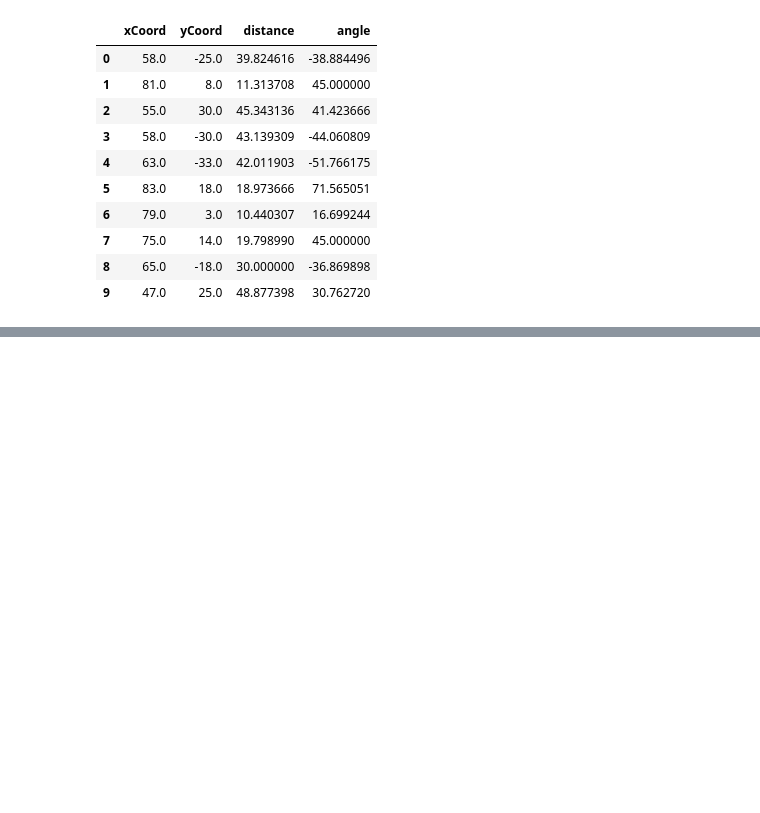
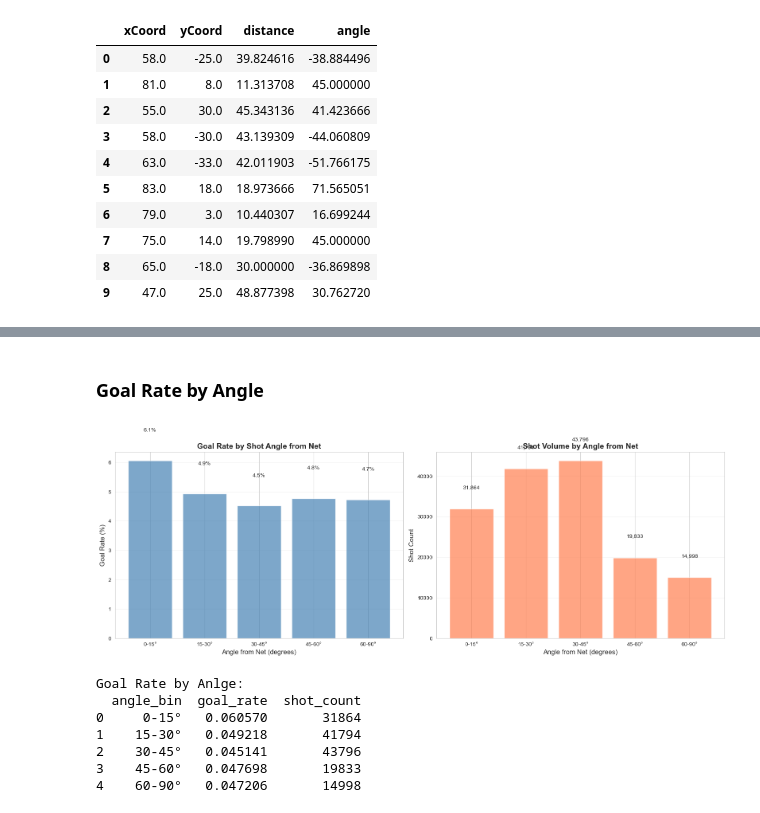
Before and after one commit to prestonpark26/NHLAnalytics, a Jupyter notebook: dataExploration/nhlAnalyticsV2.ipynb, the cells around one changed output, grey strips where cells are left out. Drawn from its saved outputs; the diff is of its cells as text; code cells hidden in the pictures; blank space fills up the shorter version.

```diff
--- a/dataExploration/nhlAnalyticsV2.ipynb
+++ b/dataExploration/nhlAnalyticsV2.ipynb
@@ -412,0 +513,55 @@ df_shots_clean[['xCoord', 'yCoord', 'distance', 'angle']].head(10)
+# %% [markdown]
+### Goal Rate by Angle
+# %%
+### Goal Rate by Angle
+# Create angle bins(absolute value since angles can be negative)
+df_shots_clean['angle_abs'] = df_shots_clean['angle'].abs()
+df_shots_clean['angle_bin'] = pd.cut(df_shots_clean['angle_abs'],
+                                     bins=[0, 15, 30, 45, 60, 90],
+                                     labels=['0-15°', '15-30°', '30-45°', '45-60°','60-90°'])
+
+# Calculate goal rate by angle bin
+angle_goal_rate = df_shots_clean.groupby('angle_bin')['is_goal'].agg(['mean', 'count'])
+angle_goal_rate.columns = ['goal_rate', 'shot_count']
+angle_goal_rate = angle_goal_rate.reset_index()
+
+# Plot
+fig, (ax1, ax2) = plt.subplots(1, 2, figsize=(16, 6))
+
+# Goal rate by angle
+ax1.bar(angle_goal_rate['angle_bin'].astype(str),
+        angle_goal_rate['goal_rate'] * 100,
+        color = 'steelblue', alpha = 0.7)
+ax1.set_xlabel('Angle from Net (degrees)', fontsize = 12)
+ax1.set_ylabel('Goal Rate (%)', fontsize = 12)
+ax1.set_title('Goal Rate by Shot Angle from Net', fontsize = 14, fontweight = 'bold')
+ax1.grid(axis='y', alpha=0.3)
+for i, (idx, row) in enumerate(angle_goal_rate.iterrows()):
+    ax1.text(i, row['goal_rate'] * 100 + 1, f"{row['goal_rate']:.1%}",
+              ha='center', fontsize = 10)
+
+# Shot count by angle
+ax2.bar(angle_goal_rate['angle_bin'].astype(str),
+        angle_goal_rate['shot_count'],
+        color='coral', alpha = 0.7)
+ax2.set_xlabel('Angle from Net (degrees)', fontsize = 12)
+ax2.set_ylabel('Shot Count', fontsize = 12)
+ax2.set_title('Shot Volume by Angle from Net', fontsize = 14, fontweight = 'bold')
+ax2.grid(axis='y', alpha = 0.3)
+for i, (idx, row) in enumerate(angle_goal_rate.iterrows()):
+    ax2.text(i, row['shot_count'] + 5000, f"{row['shot_count']:,}",
+             ha = 'center', fontsize = 10)
+
+plt.tight_layout()
+plt.show()
+print("\nGoal Rate by Anlge:")
+print(angle_goal_rate)
+# %% [output]
+[figure, added]
+Goal Rate by Anlge:
+  angle_bin  goal_rate  shot_count
+0     0-15°   0.060570       31864
+1    15-30°   0.049218       41794
+2    30-45°   0.045141       43796
+3    45-60°   0.047698       19833
+4    60-90°   0.047206       14998
```
Also changed, not shown: parts of 79 cells of this notebook.
